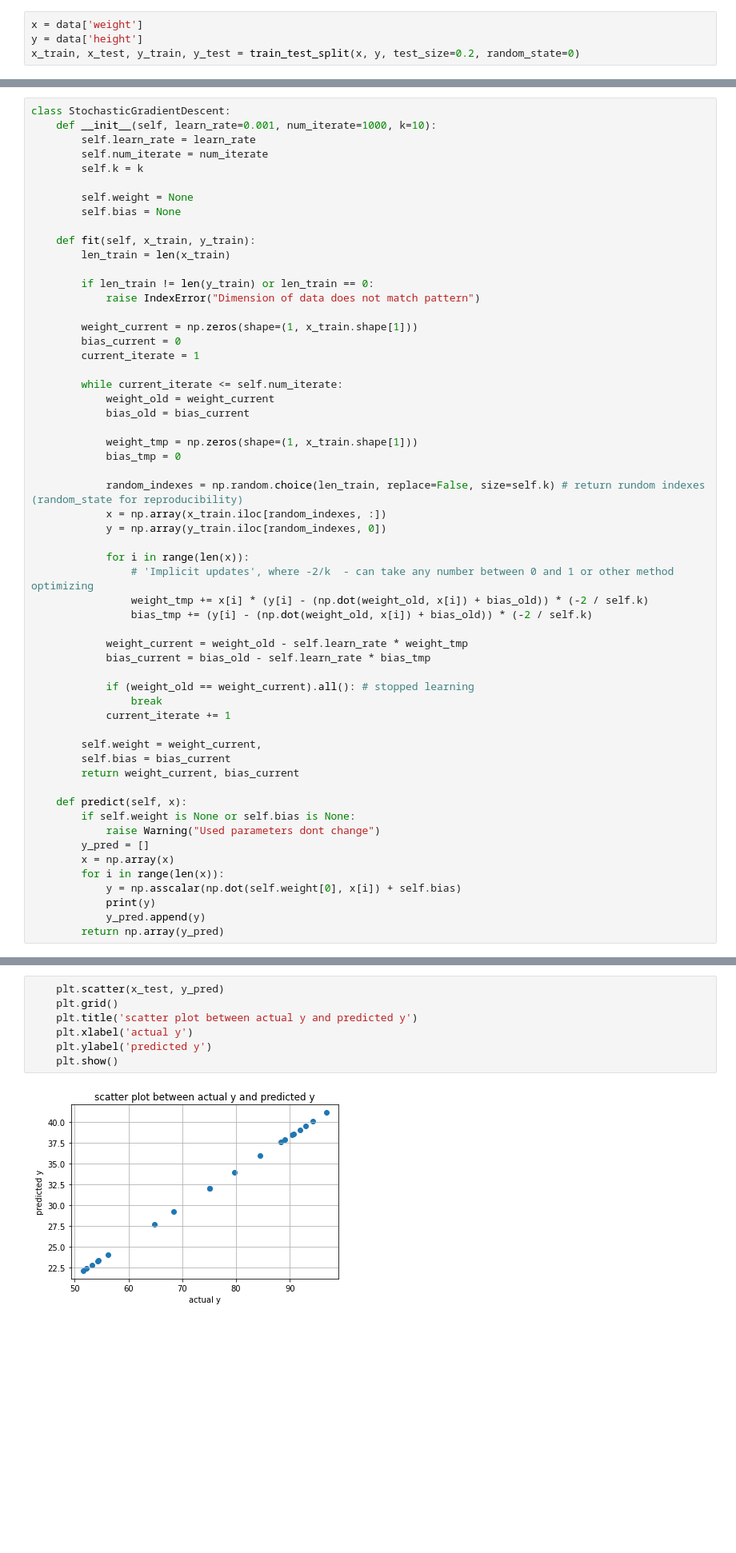
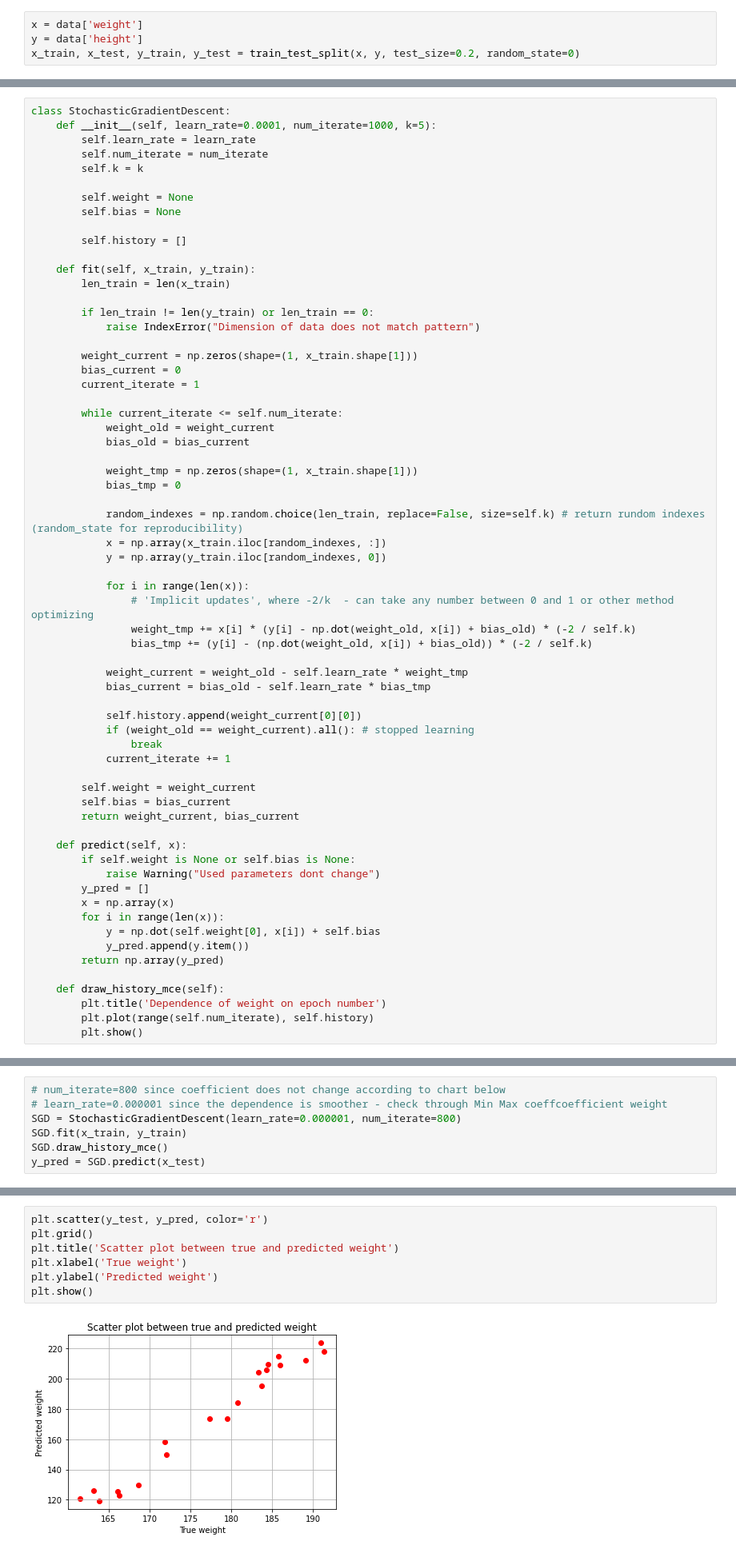
Before and after one commit to nikit34/training_DS, a Jupyter notebook: custom_StochasticGradientDescent.ipynb, the cells around one changed output, grey strips where cells are left out. Shown at 80% size. Saved outputs shown, nothing was run; the diff lists cells and outputs as text; blank space fills up the shorter version.

```diff
--- a/custom_StochasticGradientDescent.ipynb
+++ b/custom_StochasticGradientDescent.ipynb
@@ -28,12 +39,14 @@ y_train = pd.DataFrame(y_scaled)
 # %%
 class StochasticGradientDescent:
-    def __init__(self, learn_rate=0.001, num_iterate=1000, k=10):
+    def __init__(self, learn_rate=0.0001, num_iterate=1000, k=5):
         self.learn_rate = learn_rate
         self.num_iterate = num_iterate
         self.k = k
 
         self.weight = None
         self.bias = None
+
+        self.history = []
 
     def fit(self, x_train, y_train):
         len_train = len(x_train)
@@ -58,17 +71,18 @@ class StochasticGradientDescent:
 
             for i in range(len(x)):
                 # 'Implicit updates', where -2/k  - can take any number between 0 and 1 or other method optimizing
-                weight_tmp += x[i] * (y[i] - (np.dot(weight_old, x[i]) + bias_old)) * (-2 / self.k)
+                weight_tmp += x[i] * (y[i] - np.dot(weight_old, x[i]) + bias_old) * (-2 / self.k)
                 bias_tmp += (y[i] - (np.dot(weight_old, x[i]) + bias_old)) * (-2 / self.k)
 
             weight_current = weight_old - self.learn_rate * weight_tmp
             bias_current = bias_old - self.learn_rate * bias_tmp
 
+            self.history.append(weight_current[0][0])
             if (weight_old == weight_current).all(): # stopped learning
                 break
             current_iterate += 1
 
-        self.weight = weight_current,
+        self.weight = weight_current
         self.bias = bias_current
         return weight_current, bias_current
 
@@ -78,7 +92,11 @@ class StochasticGradientDescent:
         y_pred = []
         x = np.array(x)
         for i in range(len(x)):
-            y = np.asscalar(np.dot(self.weight[0], x[i]) + self.bias)
-            print(y)
-            y_pred.append(y)
+            y = np.dot(self.weight[0], x[i]) + self.bias
+            y_pred.append(y.item())
         return np.array(y_pred)
+
+    def draw_history_mce(self):
+        plt.title('Dependence of weight on epoch number')
+        plt.plot(range(self.num_iterate), self.history)
+        plt.show()
@@ -106,0 +103,7 @@ y_pred = SGD.predict(x_test)
+# %%
+# num_iterate=800 since coefficient does not change according to chart below
+# learn_rate=0.000001 since the dependence is smoother - check through Min Max coeffcoefficient weight
+SGD = StochasticGradientDescent(learn_rate=0.000001, num_iterate=800)
+SGD.fit(x_train, y_train)
+SGD.draw_history_mce()
+y_pred = SGD.predict(x_test)
@@ -107,9 +112,9 @@ y_pred = SGD.predict(x_test)
 # %%
-    plt.scatter(x_test, y_pred)
-    plt.grid()
-    plt.title('scatter plot between actual y and predicted y')
-    plt.xlabel('actual y')
-    plt.ylabel('predicted y')
-    plt.show()
+plt.scatter(y_test, y_pred, color='r')
+plt.grid()
+plt.title('Scatter plot between true and predicted weight')
+plt.xlabel('True weight')
+plt.ylabel('Predicted weight')
+plt.show()
 # %% [output]
-[figure, old version]
+[figure, new version]
```
Also changed, not shown: parts of 8 cells of this notebook.
